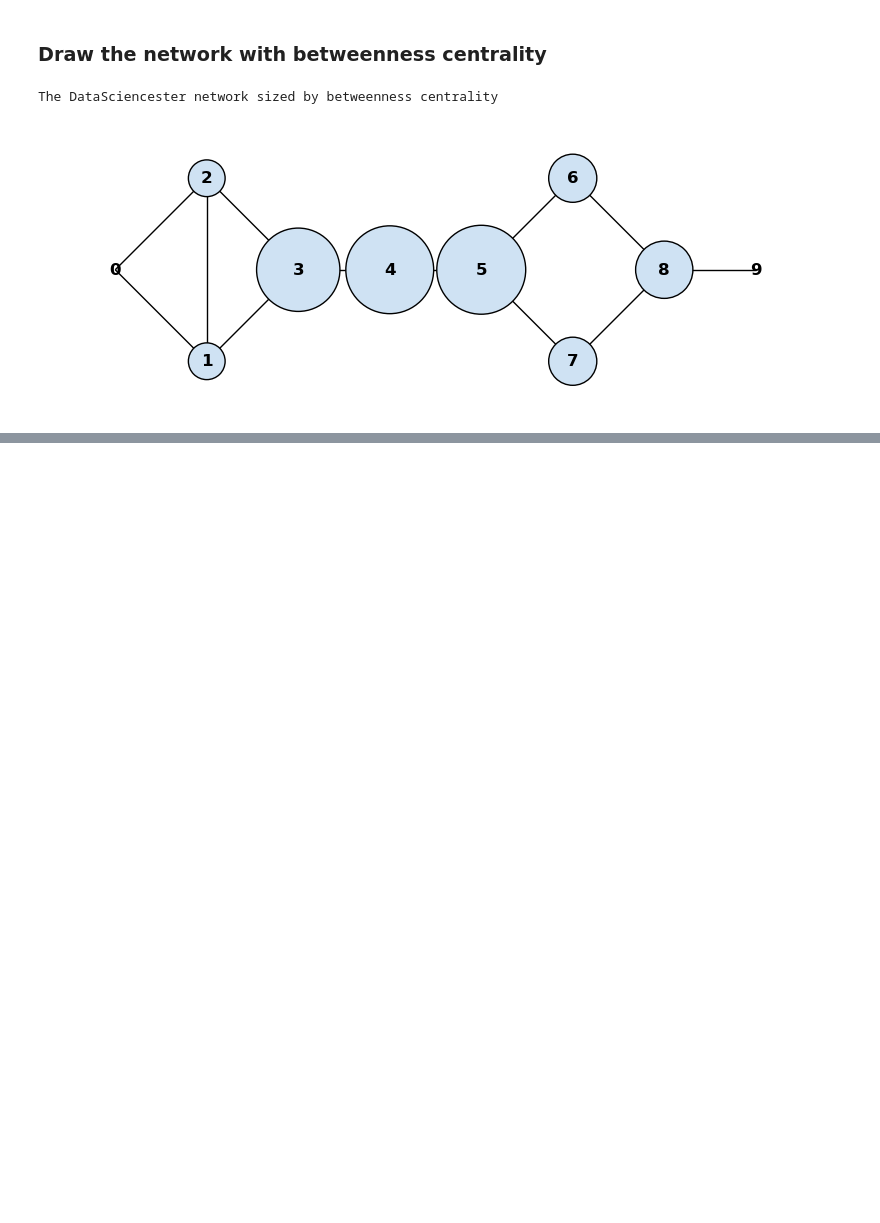
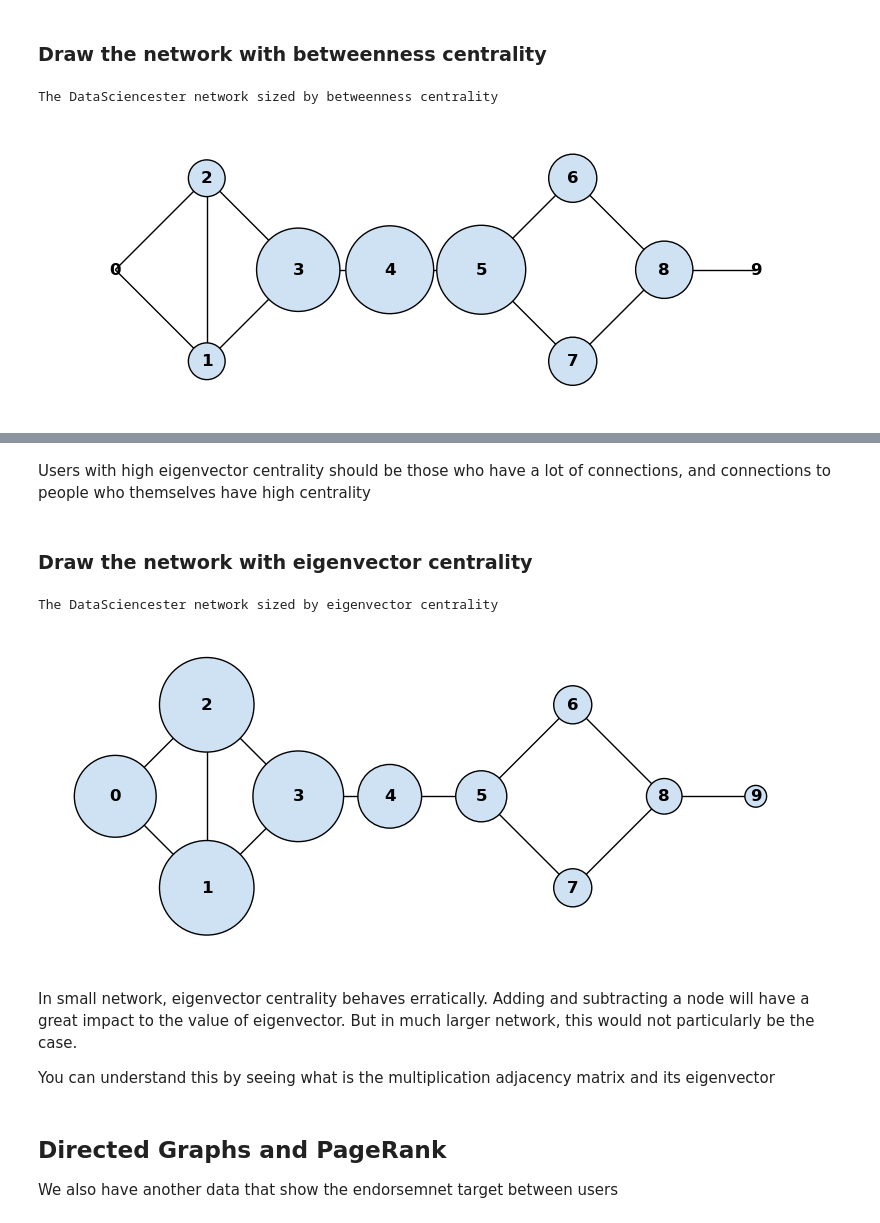
Before and after one commit to LugoBlogger/AK-201-426-data-science, a Jupyter notebook: ch-23-network-analysis.ipynb, the cells around one changed output, grey strips where cells are left out. Cells and saved outputs as stored; diff of their text form; code cells hidden in the pictures; blank space fills up the shorter version.

```diff
--- a/ch-23-network-analysis.ipynb
+++ b/ch-23-network-analysis.ipynb
@@ -244,0 +396,18 @@ The DataSciencester network sized by betweenness centrality
+# %%
+def find_eigenvector(m: Matrix, tolerance: float = 1e-5, rng=None) \
+  -> Tuple[Vector, float]:
+
+  assert rng is not None, "You must proved rng with np.random.default_rng()"
+
+  guess = rng.random(len(m[0]))
+
+  while True:
+    result = matrix_times_vector(m, guess)      # transform guess
+    norm = la.magnitude(result)                 # compute norm
+    next_guess = [x / norm for x in result]     # rescale
+
+    if la.distance(guess, next_guess) < tolerance:
+      # convergence so return (eigenvector, eigenvalue)
+      return next_guess, norm
+
+    guess = next_guess
@@ -244,0 +420,7 @@ The DataSciencester network sized by betweenness centrality
+# %%
+def entry_fn_friend_pairs(i: int, j: int):
+  return 1 if (i, j) in friend_pairs or (j, i) in friend_pairs else 0
+
+n = len(users)
+adjacency_matrix = la.make_matrix(n, n, entry_fn_friend_pairs)
+adjacency_matrix
@@ -244,0 +438,5 @@ The DataSciencester network sized by betweenness centrality
+# %%
+seed = None
+rng = np.random.default_rng(seed)
+eigenvector_centralities, _ = find_eigenvector(adjacency_matrix, rng=rng)
+eigenvector_centralities
@@ -244,0 +454,35 @@ The DataSciencester network sized by betweenness centrality
+# %% [markdown]
+Users with high eigenvector centrality should be those who have a lot of
+connections, and connections to people who themselves have high centrality
+# %% [markdown]
+### Draw the network with eigenvector centrality
+# %%
+fig, ax = plt.subplots(figsize=(10, 10))
+
+node_pos = {
+  0: (0, 2), 1: (1, 1), 2: (1, 3), 3: (2, 2), 4: (3, 2),
+  5: (4, 2), 6: (5, 3), 7:(5, 1), 8: (6, 2), 9: (7, 2)}
+nx.draw(G, pos=node_pos, nodelist=G.nodes,
+  node_size=[9000*size for size in eigenvector_centralities],
+  with_labels=True, font_weight="bold",
+  node_color="#cfe2f3", edgecolors="k", ax=ax)
+
+ax.set_aspect("equal")
+ax.set_ylim([0.2, 3.7])
+print("The DataSciencester network sized by eigenvector centrality")
+plt.show(fig)
+# %% [output]
+The DataSciencester network sized by eigenvector centrality
+[figure, added]
+# %% [markdown]
+In small network, eigenvector centrality behaves erratically.
+Adding and subtracting a node will have a great impact to the value
+of eigenvector. But in much larger network, this would not
+particularly be the case.
+
+You can understand this by seeing what is the multiplication adjacency
+matrix and its eigenvector
+# %% [markdown]
+## Directed Graphs and PageRank
+
+We also have another data that show the endorsemnet target between users
```
Also changed, not shown: parts of 27 cells of this notebook, 3 other files.
